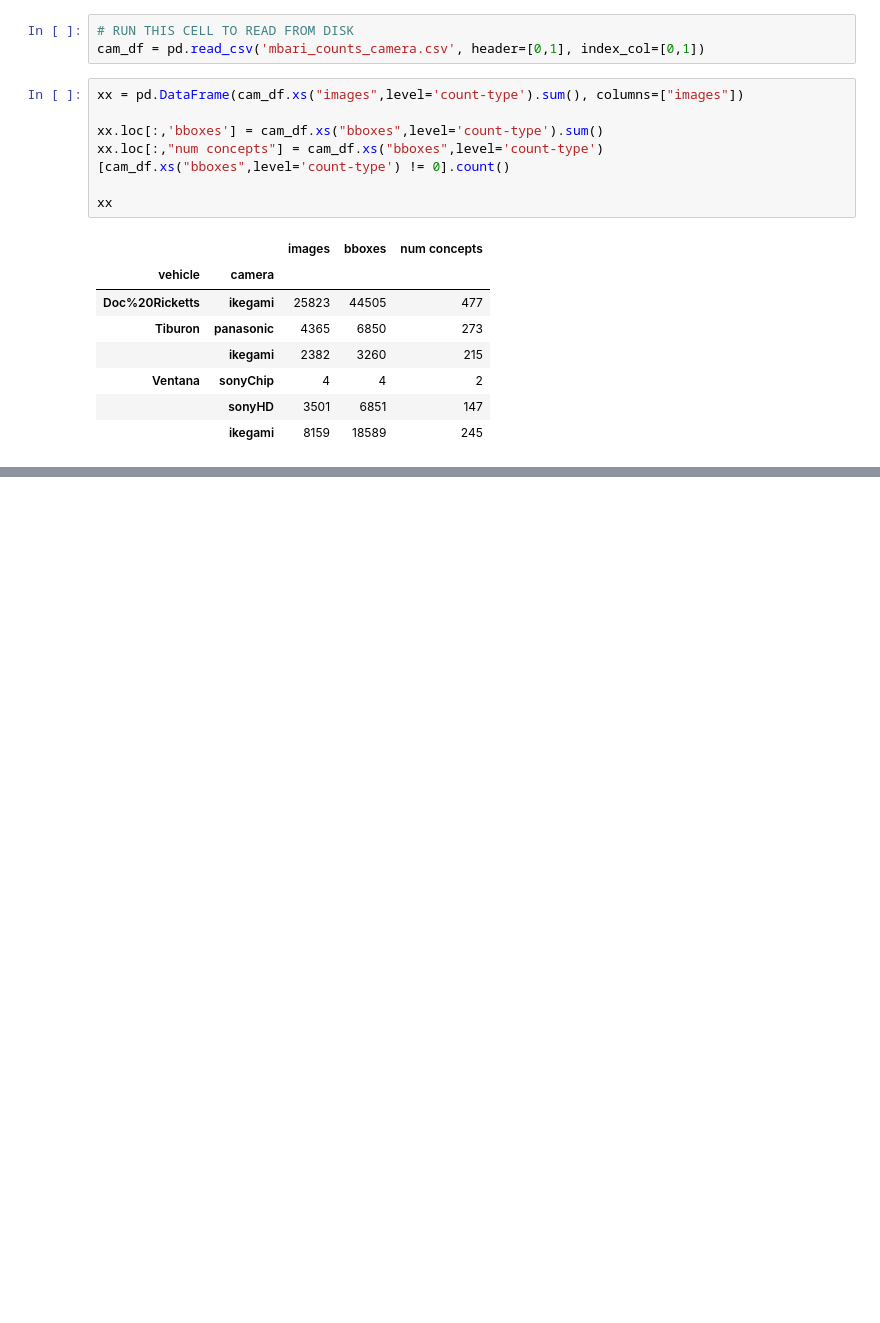
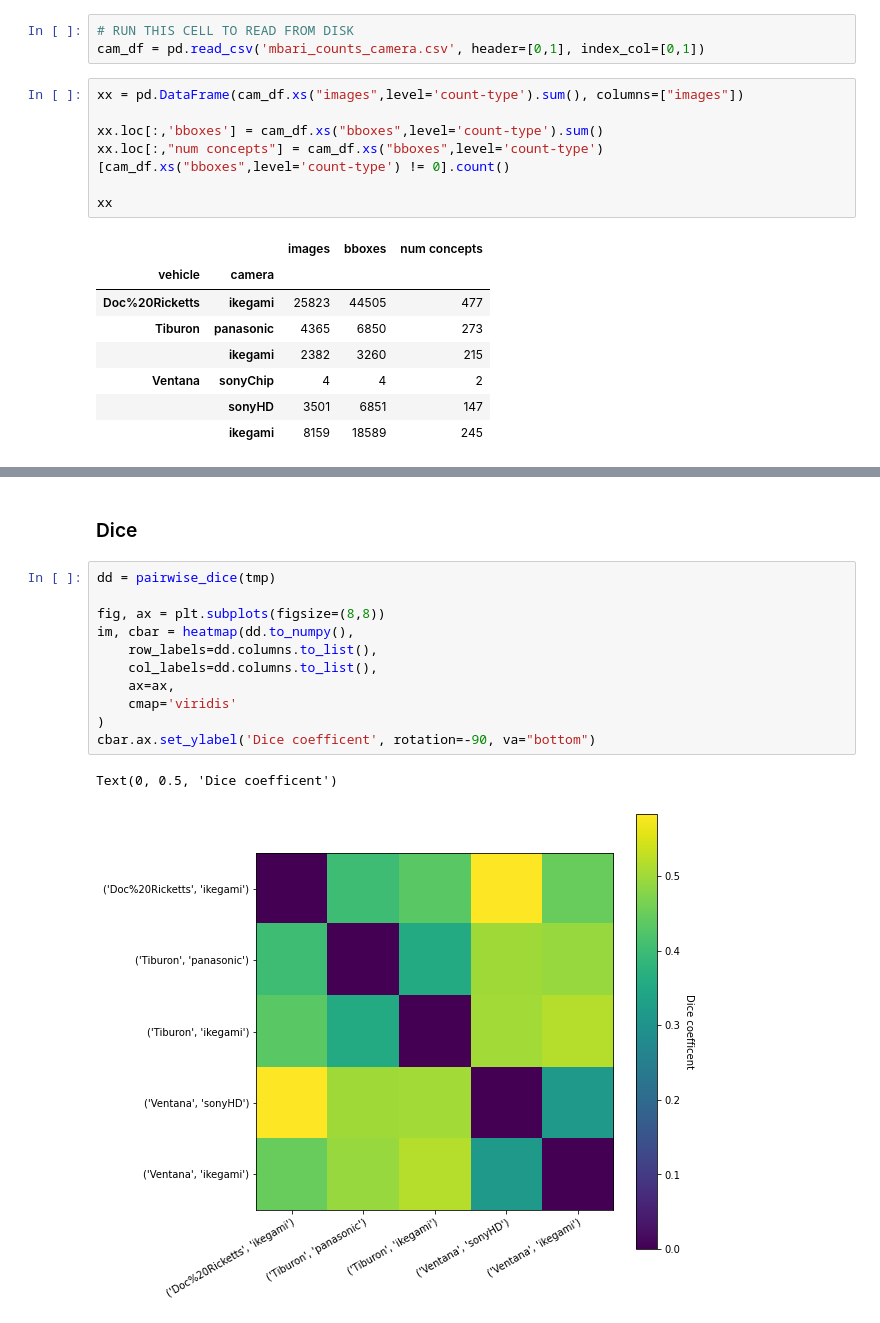
Before and after one commit to eor314/duds_explore, a Jupyter notebook: duds_explore.ipynb, the cells around one changed output, grey strips where cells are left out. Cells and saved outputs as stored; diff of their text form; blank space fills up the shorter version.

```diff
--- a/duds_explore.ipynb
+++ b/duds_explore.ipynb
@@ -556,0 +609,16 @@ xx
+# %% [markdown]
+### Dice
+# %%
+dd = pairwise_dice(tmp)
+
+fig, ax = plt.subplots(figsize=(8,8))
+im, cbar = heatmap(dd.to_numpy(),
+    row_labels=dd.columns.to_list(),
+    col_labels=dd.columns.to_list(),
+    ax=ax,
+    cmap='viridis'
+)
+cbar.ax.set_ylabel('Dice coefficent', rotation=-90, va="bottom")
+# %% [output]
+Text(0, 0.5, 'Dice coefficent')
+[figure, added]
```
Also changed, not shown: parts of 8 cells of this notebook.
